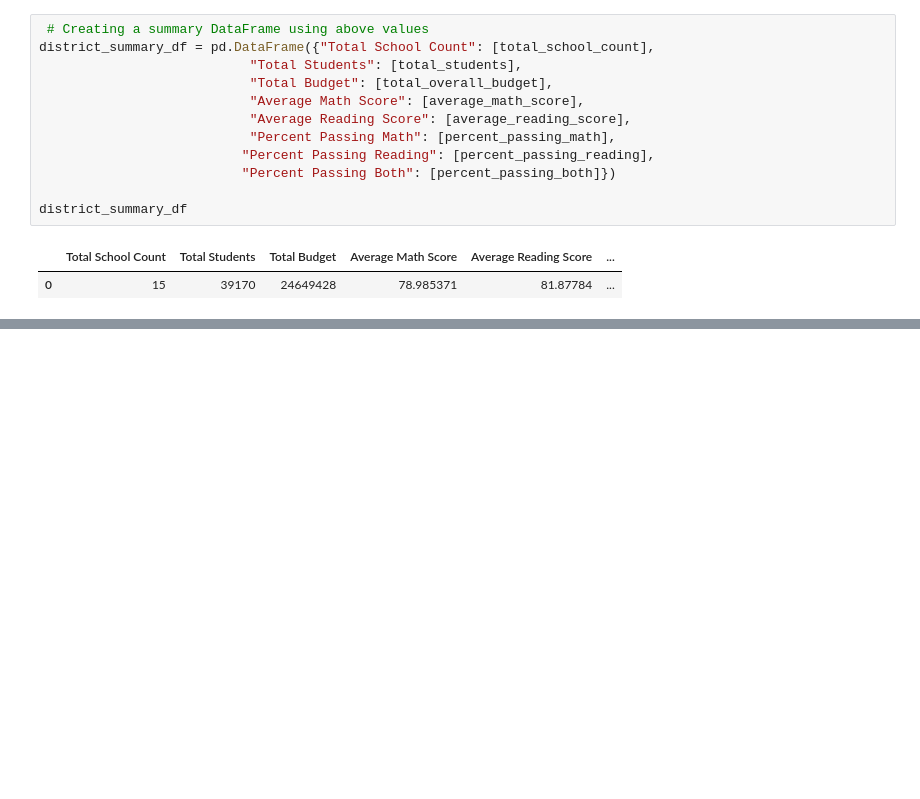
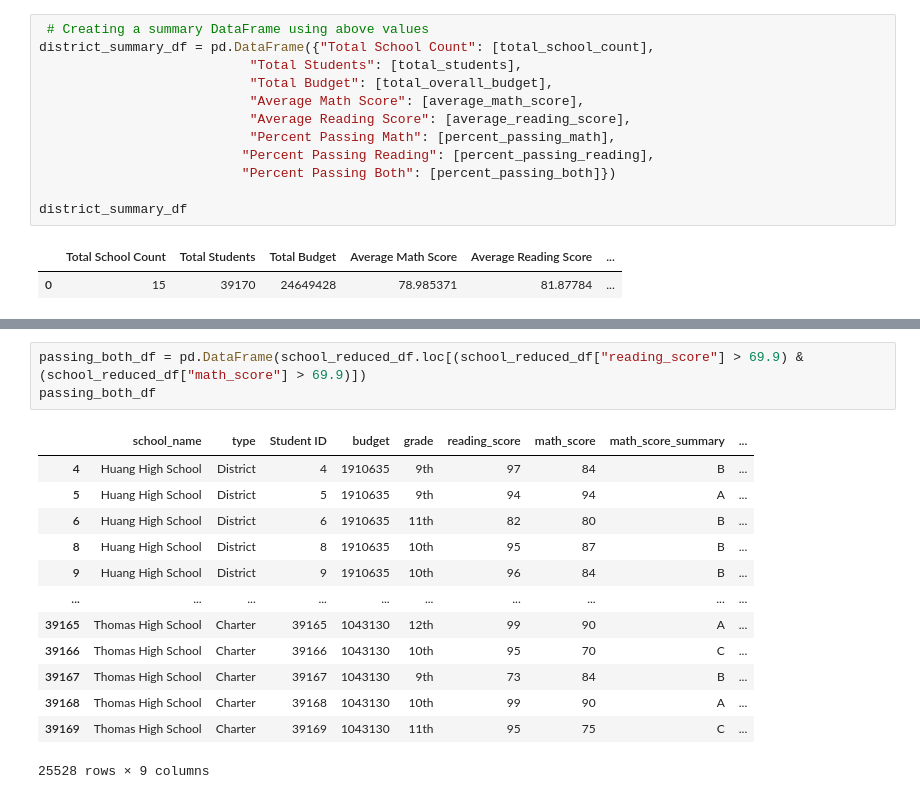
Before and after one commit to adammak1389/Pandas-Challenge, a Jupyter notebook: PyCitySchools/PyCitySchools.ipynb, the cells around one changed output, grey strips where cells are left out. Saved outputs shown, nothing was run; the diff lists cells and outputs as text; blank space fills up the shorter version.

```diff
--- a/PyCitySchools/PyCitySchools.ipynb
+++ b/PyCitySchools/PyCitySchools.ipynb
@@ -175,0 +426,17 @@ district_summary_df
+# %%
+passing_both_df = pd.DataFrame(school_reduced_df.loc[(school_reduced_df["reading_score"] > 69.9) & (school_reduced_df["math_score"] > 69.9)])
+passing_both_df
+# %% [output]
+|  | school_name | type | Student ID | budget | grade | reading_score | math_score | math_score_summary | ... |
+| 4 | Huang High School | District | 4 | 1910635 | 9th | 97 | 84 | B | ... |
+| 5 | Huang High School | District | 5 | 1910635 | 9th | 94 | 94 | A | ... |
+| 6 | Huang High School | District | 6 | 1910635 | 11th | 82 | 80 | B | ... |
+| 8 | Huang High School | District | 8 | 1910635 | 10th | 95 | 87 | B | ... |
+| 9 | Huang High School | District | 9 | 1910635 | 10th | 96 | 84 | B | ... |
+| ... | ... | ... | ... | ... | ... | ... | ... | ... | ... |
+| 39165 | Thomas High School | Charter | 39165 | 1043130 | 12th | 99 | 90 | A | ... |
+| 39166 | Thomas High School | Charter | 39166 | 1043130 | 10th | 95 | 70 | C | ... |
+| 39167 | Thomas High School | Charter | 39167 | 1043130 | 9th | 73 | 84 | B | ... |
+| 39168 | Thomas High School | Charter | 39168 | 1043130 | 10th | 99 | 90 | A | ... |
+| 39169 | Thomas High School | Charter | 39169 | 1043130 | 11th | 95 | 75 | C | ... |
+25528 rows × 9 columns
```
Also changed, not shown: parts of 21 cells of this notebook.
